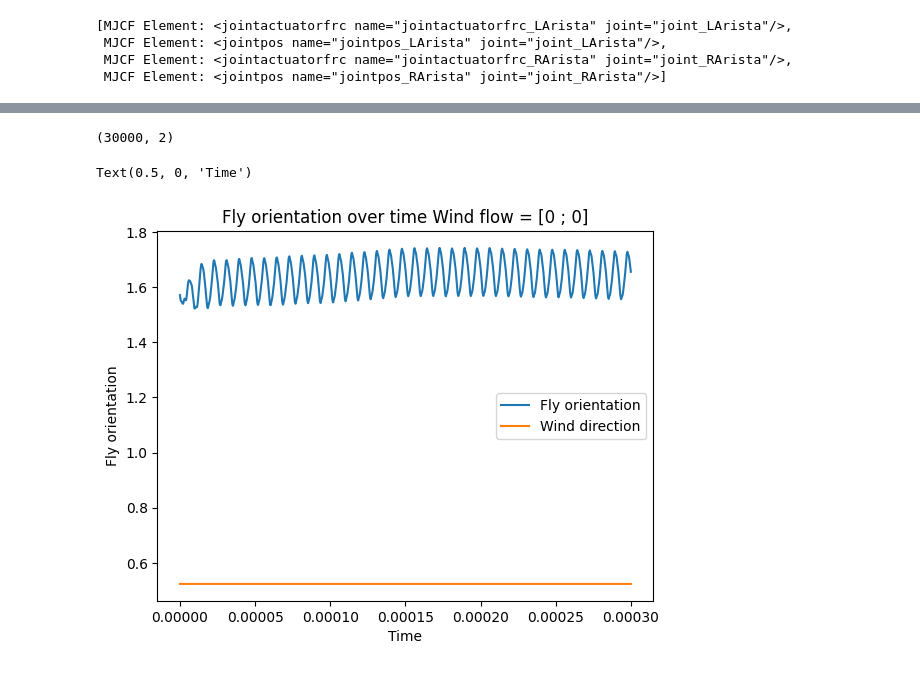
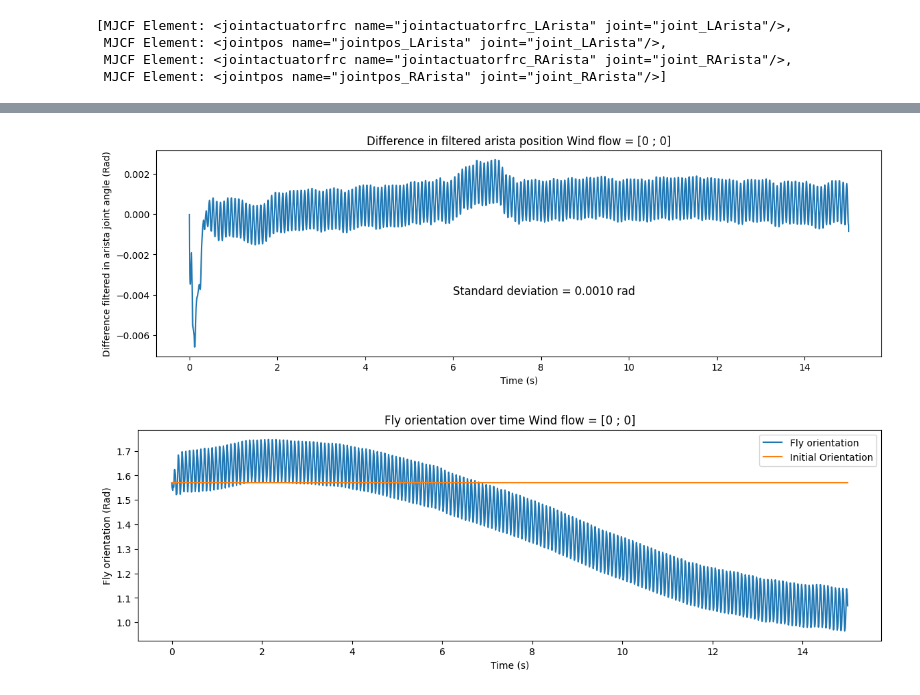
Before and after one commit to Nekoemy/CoBAR_wind_sensing, a Jupyter notebook: WindyArrowFinal.ipynb, the cells around one changed output, grey strips where cells are left out. Cells and saved outputs as stored; diff of their text form; code cells hidden in the pictures.

```diff
--- a/WindyArrowFinal.ipynb
+++ b/WindyArrowFinal.ipynb
@@ -113,10 +113,10 @@ class WindTurningNMF(NeuroMechFly):
                 joint.stiffness = self.sim_params.joint_stiffness
                 joint.damping = self.sim_params.joint_damping
             elif "LArista" in joint.name:
-                joint.stiffness = 0.002
+                joint.stiffness = 0.006
                 joint.damping = 2e-4
             elif "RArista" in joint.name:
-                joint.stiffness = 0.002
+                joint.stiffness = 0.006
                 joint.damping = 2e-4
             elif "Head" in joint.name:
                 joint.stiffness = 1000.0
@@ -246,7 +246,7 @@ windturning_nmf._arista_sensors
 # %%
 #Declare simulation parameters
 
-run_time = 3
+run_time = 15
 
 contact_sensor_placements = [
     f"{leg}{segment}"
@@ -301,12 +301,15 @@ for i in trange(target_num_steps) :
     R = obs["arista_joint_pos_filtered"][3]
 
     #The fly walk straight or starts turning if a bias indicating wind is sensed in the antenae
-    if((L-R)>0.006) :
-        action=np.array([1, 1])
-    elif((R-L)>0.006) :
-        action=np.array([1, 1])
+    '''
+    if((L-R)>0.005) :
+        action=np.array([1, 0.2])
+    elif((R-L)>0.005) :
+        action=np.array([0.2, 1])
     else :
         action = np.array([1, 1])
+    '''
+    action = np.array([1,1])
 
 
     obs, reward, terminated, truncated, info = nmf.step(action)
@@ -318,6 +321,3 @@ for i in trange(target_num_steps) :
     magnitude_hist.append(nmf.cpg_network.curr_magnitudes.copy())
 
     nmf.render()
-
-
-nmf.save_video("arista.mp4", 0)
@@ -384,5 +394,15 @@ plt.plot(time,(np.array(arista_joint_filtered[:, 1]) - np.array(arista_joint_fil
-# %%
-fly_orient=np.array([obs["fly_orientation"] for obs in obs_list])
-fly_orient[:,:2].shape
-# %% [output]
-(30000, 2)
+# %%
+#Plot the filtered difference of position across aristae.
+plt.figure(figsize=(14,4))
+plt.plot(time,(np.array(arista_joint_filtered[:, 1]) - np.array(arista_joint_filtered[:, 3])))
+title = ("Difference in filtered arista position Wind flow = ["+str(wind_arena.wind_vector[0])+" ; "+str(wind_arena.wind_vector[1])+"]")
+plt.title(title)
+plt.xlabel('Time (s)')
+plt.ylabel('Difference filtered in arista joint angle (Rad)')
+
+std=np.std(np.array(arista_joint_filtered[:, 1]) - np.array(arista_joint_filtered[:, 3]))
+plt.text(6,-0.004, "Standard deviation = "+ str(std)[:6] +" rad" ,fontsize = 12)
+
+plt.savefig("outputs/"+title+"_NONE.png",dpi=160)
+# %% [output]
+[figure, added]
@@ -389,23 +422,30 @@ fly_orient[:,:2].shape
 # %%
 #Plot fly orientation with respect to wind direction
 
+plt.figure(figsize=(14,4))
+
 fly = np.array([obs["fly"] for obs in obs_list])
+time = np.linspace(0, run_time, target_num_steps)
 fly_orient_x = fly[:,2,0]
 plt.plot(time,fly_orient_x)
+initial_orient = np.ones(fly_orient_x.shape )*fly[0,2,0]
 
-# Change the target direction here with respect to the wind direction
-#%%%%%%%%%%%%%%%%%%%%%%%%%%%%%%%%%%%%%%%%%%
 
-wind_dir = np.pi/6
+plt.plot(time,initial_orient)
+#plt.plot(time,np.ones(len(time))*wind_dir)
+plt.legend(("Fly orientation","Initial Orientation","Wind Direction"))
+title = ("Fly orientation over time Wind flow = ["+str(wind_arena.wind_vector[0])+" ; "+str(wind_arena.wind_vector[1])+"]")
+plt.title(title)
+plt.ylabel("Fly orientation (Rad)")
+plt.xlabel("Time (s)")
 
-#%%%%%%%%%%%%%%%%%%%%%%%%%%%%%%%%%%%%%%%%%%
+mean_orient_final = np.mean(fly[80000:,2,0])
 
-plt.plot(time,np.ones(len(time))*wind_dir)
-plt.legend(("Fly orientation","Wind direction"))
-plt.title("Fly orientation over time Wind flow = ["+str(wind_arena.wind_vector[0])+" ; "+str(wind_arena.wind_vector[1])+"]")
-plt.ylabel("Fly orientation")
-plt.xlabel("Time")
+#plt.text(2,3, "Wind orientation = "+ str(wind_dir)[:4] +" Rad" ,fontsize = 12)
+#plt.text(6,1.7, "Mean orientation = "+ str(mean_orient_final)[:4] +" Rad" ,fontsize = 12)
+#plt.text(6,1.8, "Error = "+ str(np.abs(wind_dir-mean_orient_final))[:4] +" Rad" ,fontsize = 12)
+
+plt.savefig("outputs/"+title+"_NONE.png",dpi=160)
 # %% [output]
-Text(0.5, 0, 'Time')
-[figure, old version]
+[figure, new version]
 # %%
```
Also changed, not shown: parts of 15 cells of this notebook.
